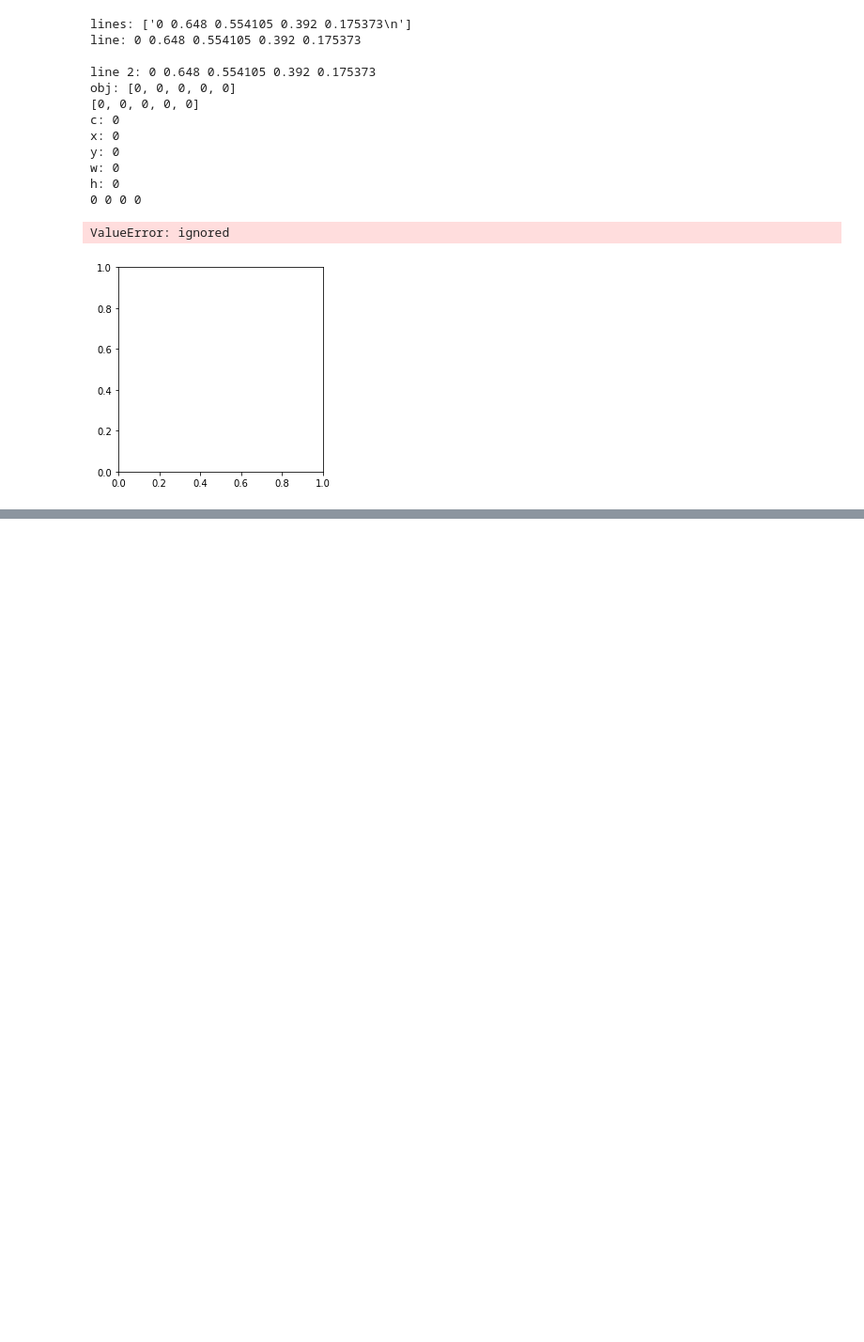
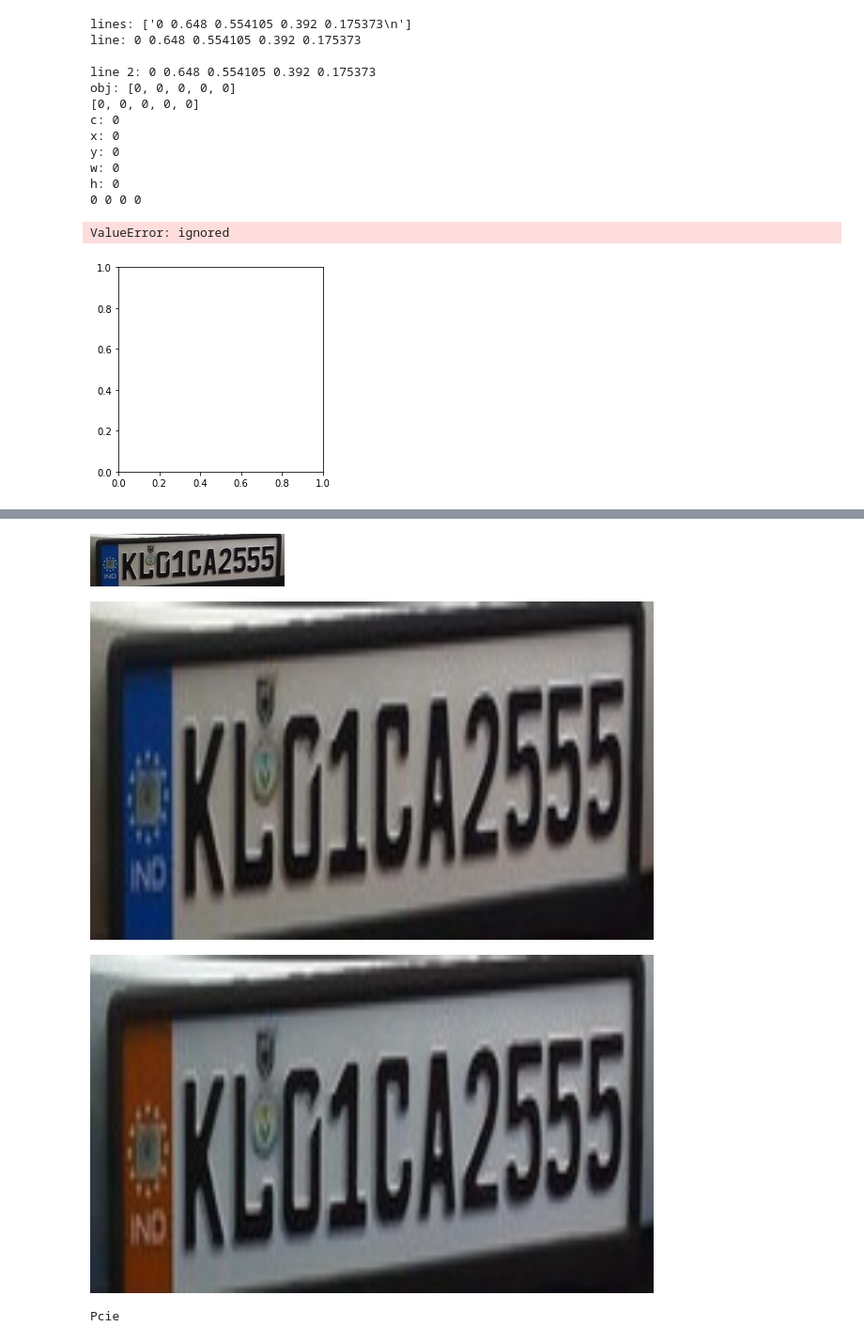
Before and after one commit to caiocmb7/projetos, a Jupyter notebook: ML&AI/Vehicle License Plate Detection/yolov5_detect.ipynb, the cells around one changed output, grey strips where cells are left out. Shown at 94% size. Cells and saved outputs as stored; diff of their text form; code cells hidden in the pictures; blank space fills up the shorter version.

```diff
--- a/ML&AI/Vehicle License Plate Detection/yolov5_detect.ipynb
+++ b/ML&AI/Vehicle License Plate Detection/yolov5_detect.ipynb
@@ -158,0 +348,18 @@ ValueError: ignored
+# %%
+img = cv2.imread("/content/samples/Cars0.jpg", cv2.IMREAD_UNCHANGED)
+cv2_imshow(img)
+
+# resize image
+resized = cv2.resize(img, (600,360))
+cv2_imshow(resized)
+img = cv2.cvtColor(resized, cv2.COLOR_BGR2RGB)
+cv2_imshow(img)
+gray = cv2.cvtColor(img, cv2.COLOR_BGR2GRAY)
+blur = cv2.GaussianBlur(gray, (3,3), 0)
+txt = pytesseract.image_to_string(img, lang='eng', config='--psm 10 --oem 3 -c tessedit_char_whitelist=0123456789')
+print(txt)
+# %% [output]
+[figure, added]
+[figure, added]
+[figure, added]
+Pcie
```
Also changed, not shown: parts of 13 cells of this notebook.
